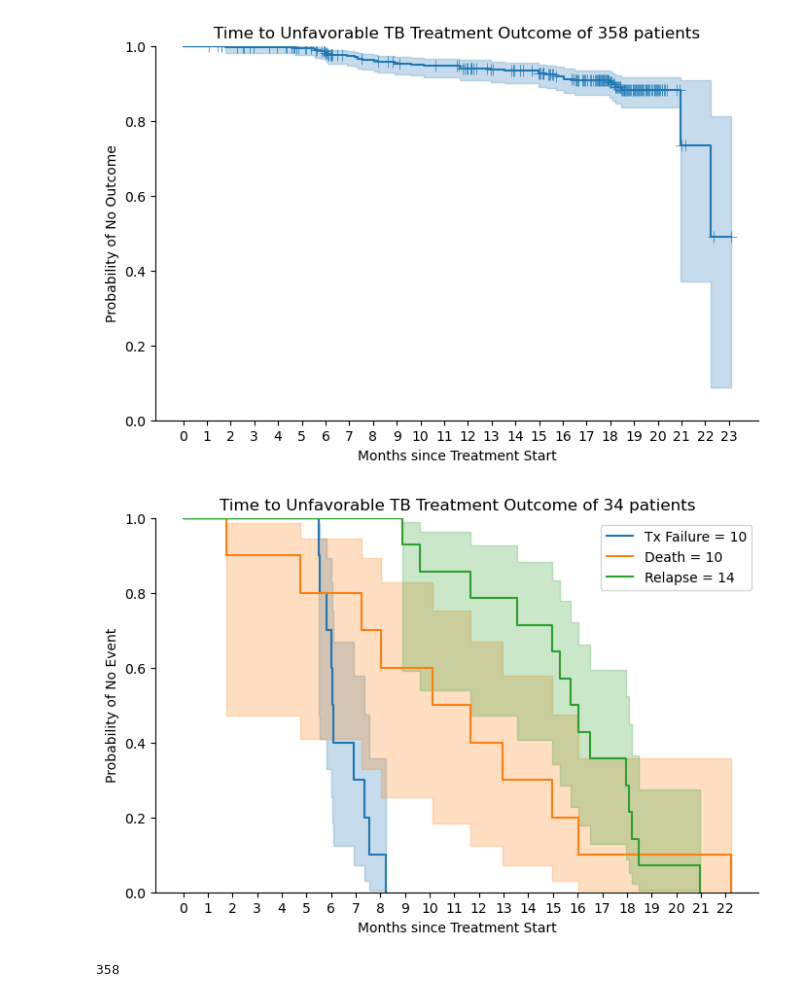
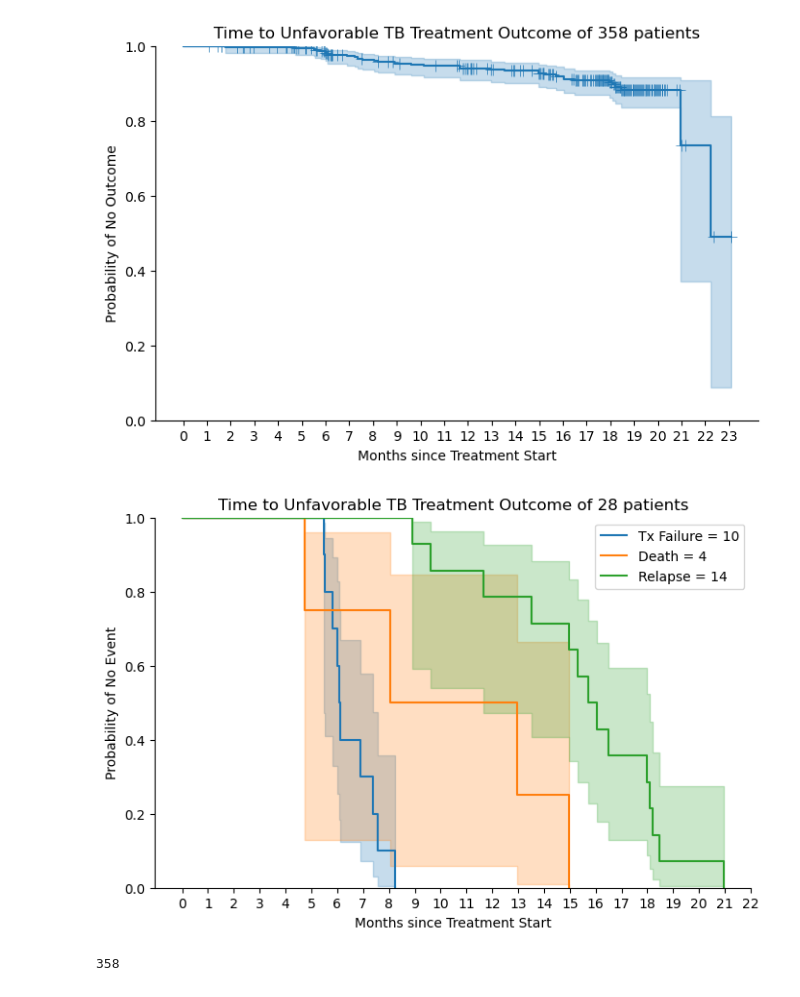
Before and after one commit to sanju99/MtbQuantCNN, a Jupyter notebook: analysis/TRUST/time_to_event.ipynb, the cells around one changed output. Cells and saved outputs as stored; diff of their text form; code cells hidden in the pictures.

Commit message:
update KM breakdown outcomes

```diff
--- a/analysis/TRUST/time_to_event.ipynb
+++ b/analysis/TRUST/time_to_event.ipynb
@@ -1062,38 +1062,37 @@ fig, ax = plt.subplots(figsize=(8, 5))
 
 kmf = lifelines.KaplanMeierFitter()
 
 stratify_col = 'event_type'
 
 color_dict = dict(zip(['tx_failure', 'death', 'relapse'], sns.color_palette('tab10')))
 labels_dict = {'tx_failure': 'Tx Failure', 'death': 'Death', 'relapse': 'Relapse'}
 
 for group in ['tx_failure', 'death', 'relapse']:
 
     df_single_group = df_final.query(f"{stratify_col}==@group")
 
     # exclude non-TB deaths that would be censored
-    df_single_group = df_single_group.query("event==1")
+    df_single_group = df_single_group.query("event==1 & ~(TB_death==0 & event==1)")
 
     if group != 'cure':
         kmf.fit(df_single_group['months'], event_observed=df_single_group['event'], label=group)
         kmf.plot_survival_function(ax=ax, color=color_dict[group], show_censors=True, censor_styles={"marker": "+", "ms": 8, "mew": 0.5}, label=f"{labels_dict[group]} = {len(df_single_group)}")
 
-num_poor_event = df_final.query(f"event == 1").pid.nunique()# & pid in @df_samples.pid").pid.nunique()
+num_poor_event = df_final.query(f"event==1 & ~(TB_death==0 & event==1)").pid.nunique()# & pid in @df_samples.pid").pid.nunique()
 
 plt.title(f"Time to Unfavorable TB Treatment Outcome of {num_poor_event} patients")
 plt.ylabel("Probability of No Event") #
 plt.xlabel("Months since Treatment Start")
 
 plt.ylim(0, 1)
 
 # Set x-axis ticks to show all integers
 ax.set_xticks(range(0, int(df_final.query(f"event == 1")['months'].max()) + 1))
 
 sns.despine()
-plt.show()
-# plt.savefig("./figures/KM_curve_tx_outcomes.svg", bbox_inches='tight')
+plt.savefig("./figures/KM_curve_tx_outcomes.svg", bbox_inches='tight')
 # %% [output]
-[figure, old version]
+[figure, new version]
 # %%
 df_final.pid.nunique()
 # %% [output]
```
Also changed, not shown: parts of 2 cells of this notebook, 1 other file.
